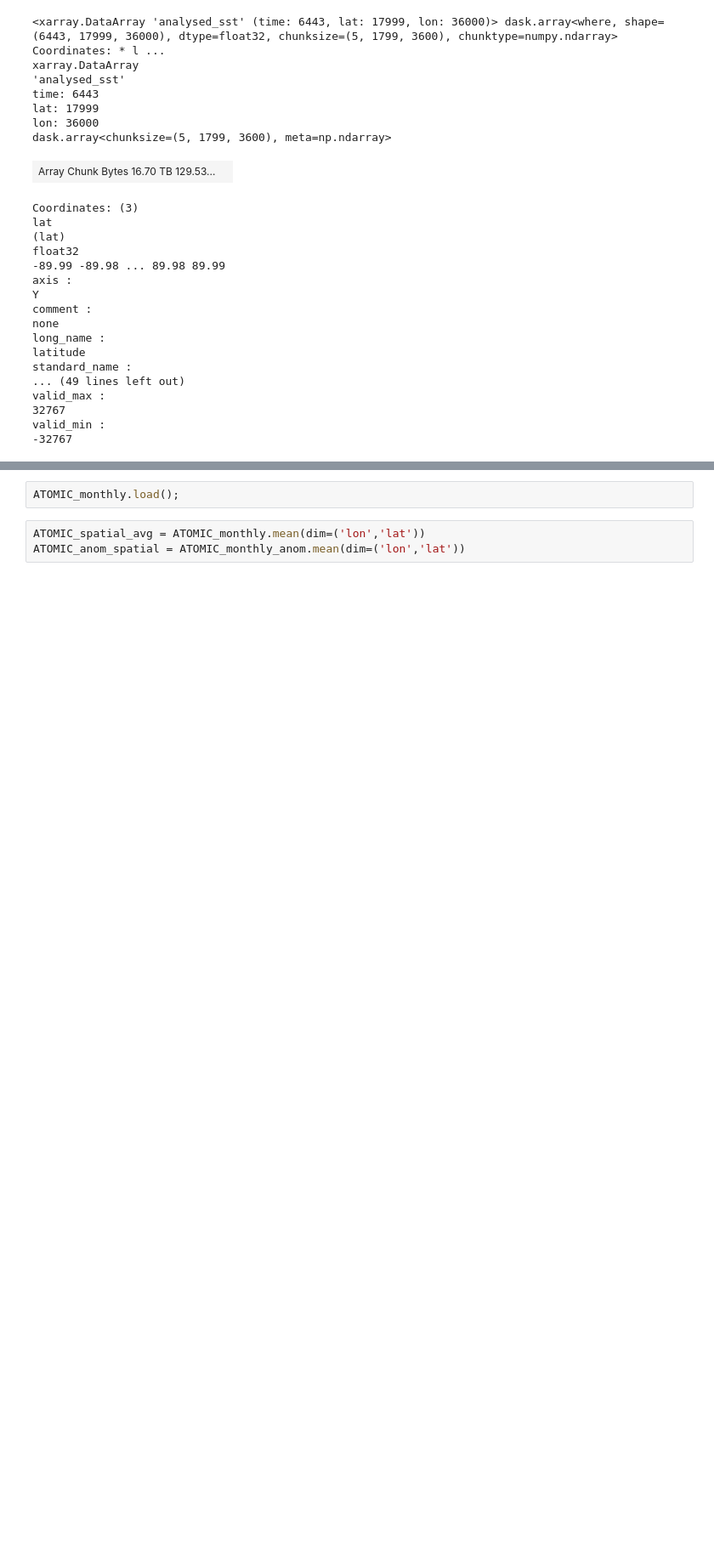
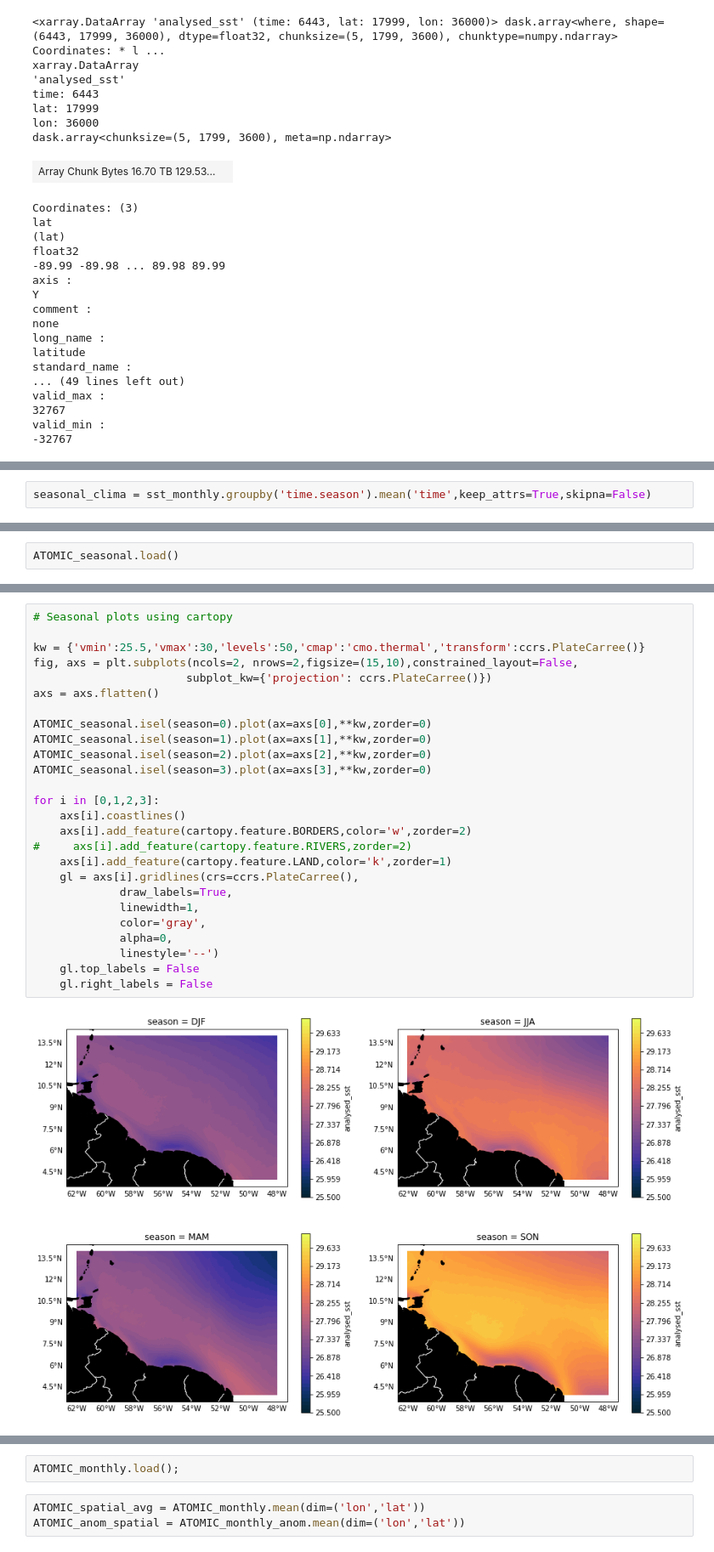
Before and after one commit to MackenzieBlanusa/MARN5895_RC_Final, a Jupyter notebook: MUR_messaround.ipynb, the cells around one changed output, grey strips where cells are left out. Shown at 85% size. Drawn from its saved outputs; the diff is of its cells as text; blank space fills up the shorter version.

```diff
--- a/MUR_messaround.ipynb
+++ b/MUR_messaround.ipynb
@@ -255,0 +240,2 @@ valid_min :
+# %%
+seasonal_clima = sst_monthly.groupby('time.season').mean('time',keep_attrs=True,skipna=False)
@@ -267,0 +311,2 @@ ATOMIC_yearly_anom = sst_anomaly_yearly.sel(lon=slice(-62,-48),lat=slice(4,14))
+# %%
+ATOMIC_seasonal.load()
@@ -267,0 +331,28 @@ ATOMIC_yearly_anom = sst_anomaly_yearly.sel(lon=slice(-62,-48),lat=slice(4,14))
+# %%
+# Seasonal plots using cartopy
+
+kw = {'vmin':25.5,'vmax':30,'levels':50,'cmap':'cmo.thermal','transform':ccrs.PlateCarree()}
+fig, axs = plt.subplots(ncols=2, nrows=2,figsize=(15,10),constrained_layout=False,
+                       subplot_kw={'projection': ccrs.PlateCarree()})
+axs = axs.flatten()
+
+ATOMIC_seasonal.isel(season=0).plot(ax=axs[0],**kw,zorder=0)
+ATOMIC_seasonal.isel(season=1).plot(ax=axs[1],**kw,zorder=0)
+ATOMIC_seasonal.isel(season=2).plot(ax=axs[2],**kw,zorder=0)
+ATOMIC_seasonal.isel(season=3).plot(ax=axs[3],**kw,zorder=0)
+
+for i in [0,1,2,3]:
+    axs[i].coastlines()
+    axs[i].add_feature(cartopy.feature.BORDERS,color='w',zorder=2)
+#     axs[i].add_feature(cartopy.feature.RIVERS,zorder=2)
+    axs[i].add_feature(cartopy.feature.LAND,color='k',zorder=1)
+    gl = axs[i].gridlines(crs=ccrs.PlateCarree(),
+             draw_labels=True,
+             linewidth=1,
+             color='gray',
+             alpha=0,
+             linestyle='--')
+    gl.top_labels = False
+    gl.right_labels = False
+# %% [output]
+[figure, added]
```
Also changed, not shown: parts of 31 cells of this notebook.
